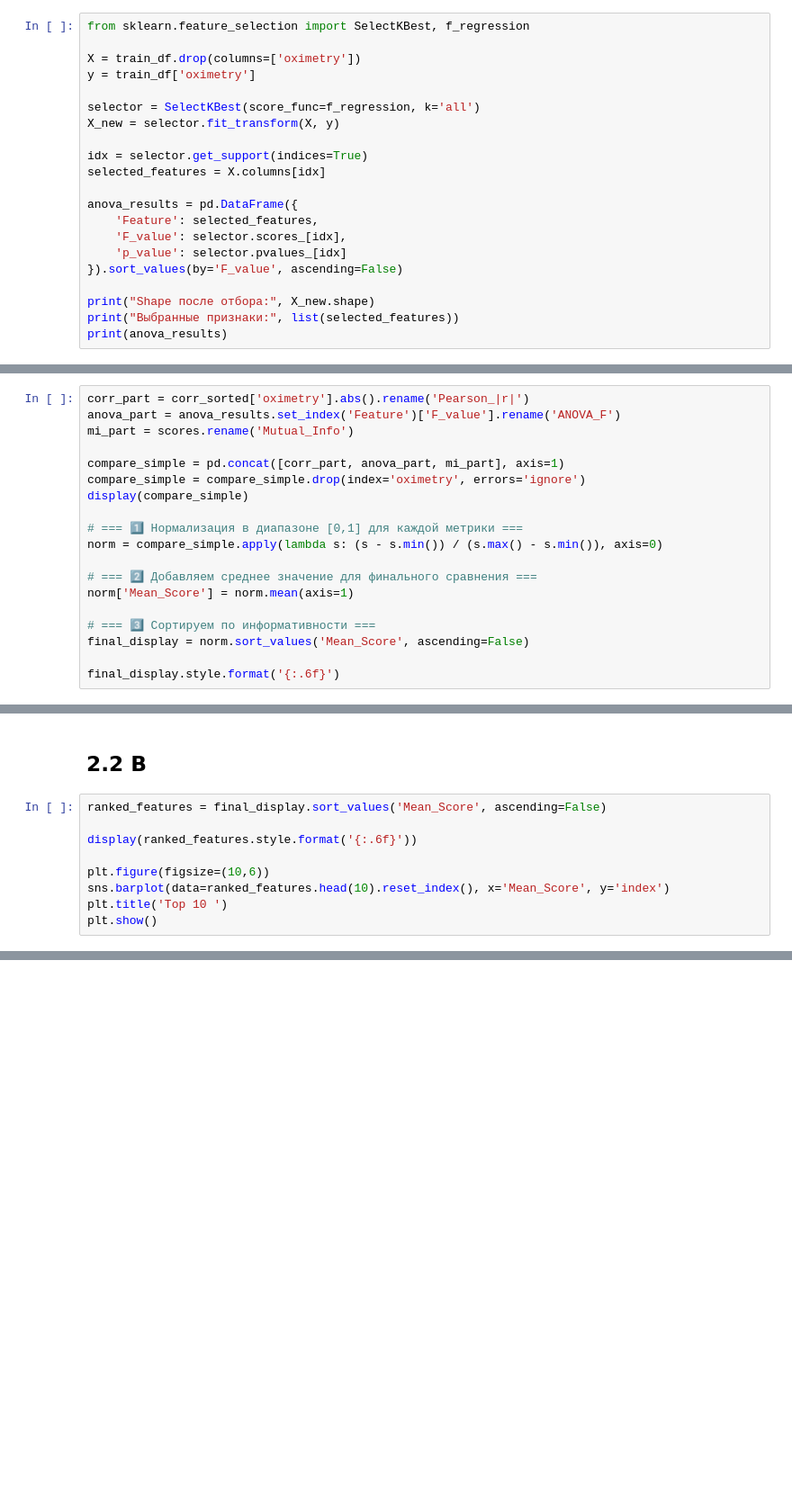
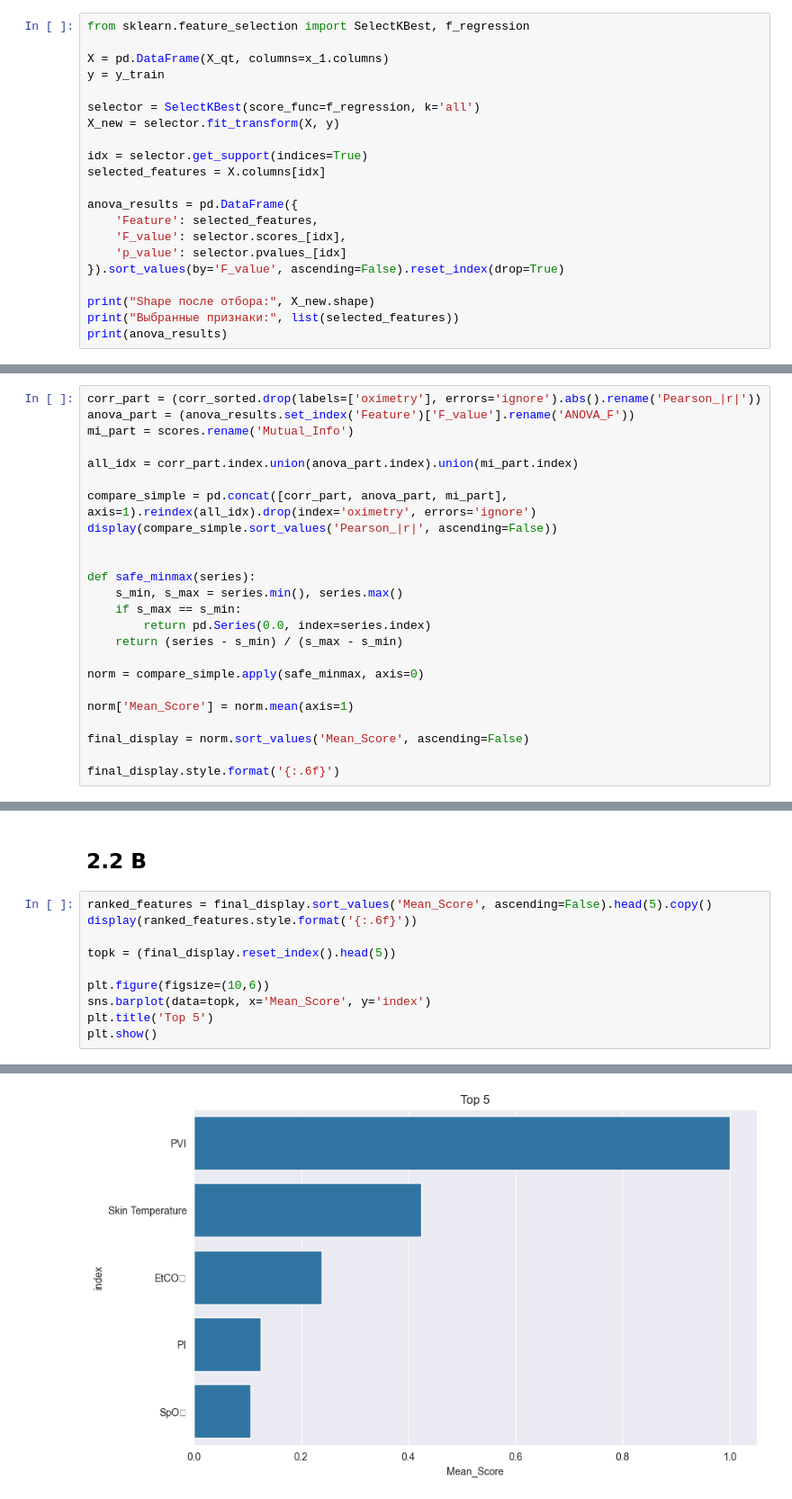
Before and after one commit to Yuraj1/iau_projects, a Jupyter notebook: FAZA_2.ipynb, the cells around one changed output, grey strips where cells are left out. Shown at 90% size. Saved outputs shown, nothing was run; the diff lists cells and outputs as text; blank space fills up the shorter version.

```diff
--- a/FAZA_2.ipynb
+++ b/FAZA_2.ipynb
@@ -162,8 +264,8 @@ anova_results
 # %%
 from sklearn.feature_selection import SelectKBest, f_regression
 
-X = train_df.drop(columns=['oximetry'])
-y = train_df['oximetry']
+X = pd.DataFrame(X_qt, columns=x_1.columns)
+y = y_train
 
 selector = SelectKBest(score_func=f_regression, k='all')
 X_new = selector.fit_transform(X, y)
@@ -175,7 +277,7 @@ anova_results = pd.DataFrame({
     'Feature': selected_features,
     'F_value': selector.scores_[idx],
     'p_value': selector.pvalues_[idx]
-}).sort_values(by='F_value', ascending=False)
+}).sort_values(by='F_value', ascending=False).reset_index(drop=True)
 
 print("Shape после отбора:", X_new.shape)
 print("Выбранные признаки:", list(selected_features))
@@ -206,19 +350,24 @@ print(scores.sort_values(ascending=False))
 # %%
-corr_part = corr_sorted['oximetry'].abs().rename('Pearson_|r|')
-anova_part = anova_results.set_index('Feature')['F_value'].rename('ANOVA_F')
+corr_part = (corr_sorted.drop(labels=['oximetry'], errors='ignore').abs().rename('Pearson_|r|'))
+anova_part = (anova_results.set_index('Feature')['F_value'].rename('ANOVA_F'))
 mi_part = scores.rename('Mutual_Info')
 
-compare_simple = pd.concat([corr_part, anova_part, mi_part], axis=1)
-compare_simple = compare_simple.drop(index='oximetry', errors='ignore')
-display(compare_simple)
+all_idx = corr_part.index.union(anova_part.index).union(mi_part.index)
 
-# === 1️⃣ Нормализация в диапазоне [0,1] для каждой метрики ===
-norm = compare_simple.apply(lambda s: (s - s.min()) / (s.max() - s.min()), axis=0)
+compare_simple = pd.concat([corr_part, anova_part, mi_part], axis=1).reindex(all_idx).drop(index='oximetry', errors='ignore')
+display(compare_simple.sort_values('Pearson_|r|', ascending=False))
 
-# === 2️⃣ Добавляем среднее значение для финального сравнения ===
+
+def safe_minmax(series):
+    s_min, s_max = series.min(), series.max()
+    if s_max == s_min:
+        return pd.Series(0.0, index=series.index)
+    return (series - s_min) / (s_max - s_min)
+
+norm = compare_simple.apply(safe_minmax, axis=0)
+
 norm['Mean_Score'] = norm.mean(axis=1)
 
-# === 3️⃣ Сортируем по информативности ===
 final_display = norm.sort_values('Mean_Score', ascending=False)
 
 final_display.style.format('{:.6f}')
@@ -225,11 +409,13 @@ final_display.style.format('{:.6f}')
 # %% [markdown]
 ## 2.2 B
 # %%
-ranked_features = final_display.sort_values('Mean_Score', ascending=False)
-
+ranked_features = final_display.sort_values('Mean_Score', ascending=False).head(5).copy()
 display(ranked_features.style.format('{:.6f}'))
 
+topk = (final_display.reset_index().head(5))
+
 plt.figure(figsize=(10,6))
-sns.barplot(data=ranked_features.head(10).reset_index(), x='Mean_Score', y='index')
-plt.title('Top 10 ')
+sns.barplot(data=topk, x='Mean_Score', y='index')
+plt.title('Top 5')
 plt.show()
+# %% [output]
@@ -236,3 +428,4 @@ plt.show()
+[figure, added]
 # %% [markdown]
 ## 2.2 C
 ### (C-1b) Zdôvodnenie rozhodnutí pri realizácii
```
Also changed, not shown: parts of 19 cells of this notebook.
